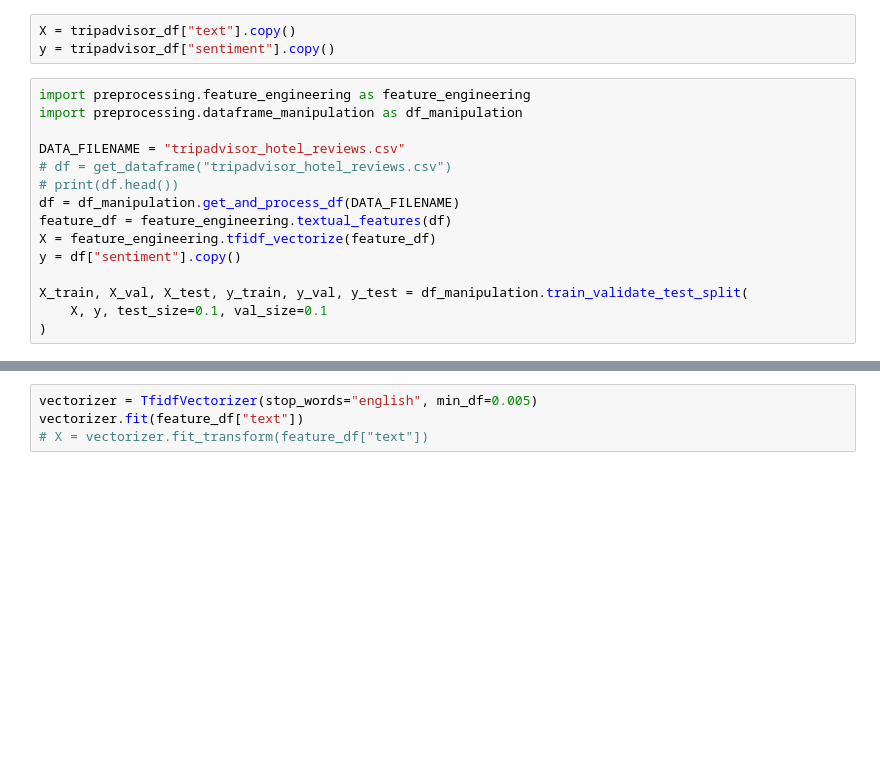
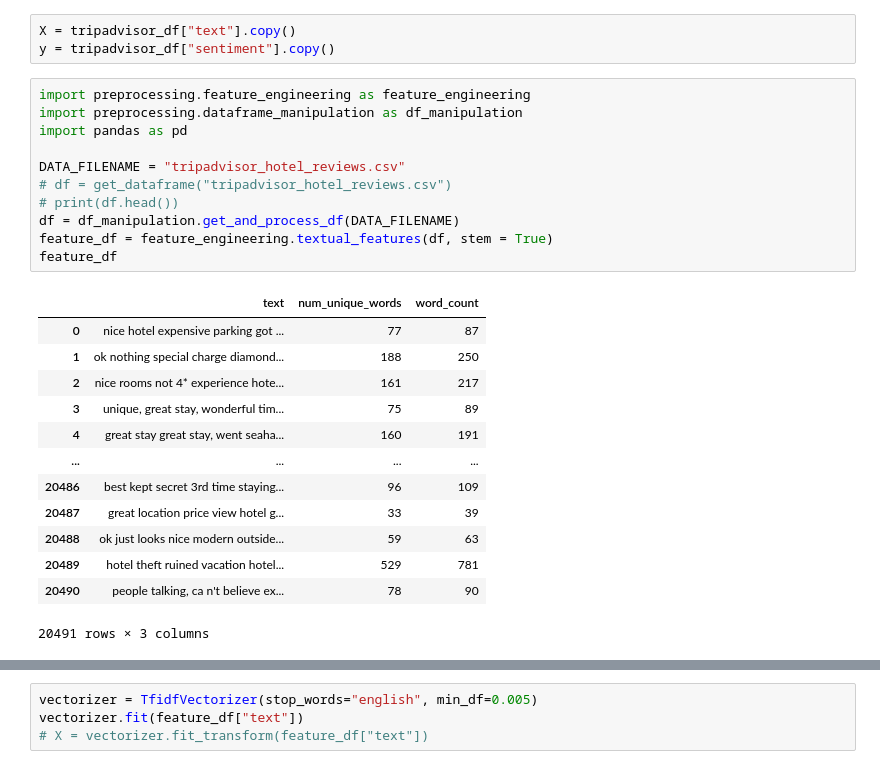
Before and after one commit to MathiasBjorgum/TDT4310---Project, a Jupyter notebook: project_prototype.ipynb, the cells around one changed output, grey strips where cells are left out. Cells and saved outputs as stored; diff of their text form; blank space fills up the shorter version.

```diff
--- a/project_prototype.ipynb
+++ b/project_prototype.ipynb
@@ -53,15 +59,25 @@ y = tripadvisor_df["sentiment"].copy()
 # %%
 import preprocessing.feature_engineering as feature_engineering
 import preprocessing.dataframe_manipulation as df_manipulation
+import pandas as pd
 
 DATA_FILENAME = "tripadvisor_hotel_reviews.csv"
 # df = get_dataframe("tripadvisor_hotel_reviews.csv")
 # print(df.head())
 df = df_manipulation.get_and_process_df(DATA_FILENAME)
-feature_df = feature_engineering.textual_features(df)
-X = feature_engineering.tfidf_vectorize(feature_df)
-y = df["sentiment"].copy()
-
-X_train, X_val, X_test, y_train, y_val, y_test = df_manipulation.train_validate_test_split(
-    X, y, test_size=0.1, val_size=0.1
-)
+feature_df = feature_engineering.textual_features(df, stem = True)
+feature_df
+# %% [output]
+|  | text | num_unique_words | word_count |
+| 0 | nice hotel expensive parking got ... | 77 | 87 |
+| 1 | ok nothing special charge diamond... | 188 | 250 |
+| 2 | nice rooms not 4* experience hote... | 161 | 217 |
+| 3 | unique, great stay, wonderful tim... | 75 | 89 |
+| 4 | great stay great stay, went seaha... | 160 | 191 |
+| ... | ... | ... | ... |
+| 20486 | best kept secret 3rd time staying... | 96 | 109 |
+| 20487 | great location price view hotel g... | 33 | 39 |
+| 20488 | ok just looks nice modern outside... | 59 | 63 |
+| 20489 | hotel theft ruined vacation hotel... | 529 | 781 |
+| 20490 | people talking, ca n't believe ex... | 78 | 90 |
+20491 rows × 3 columns
```
Also changed, not shown: parts of 7 cells of this notebook, 15 other files.
